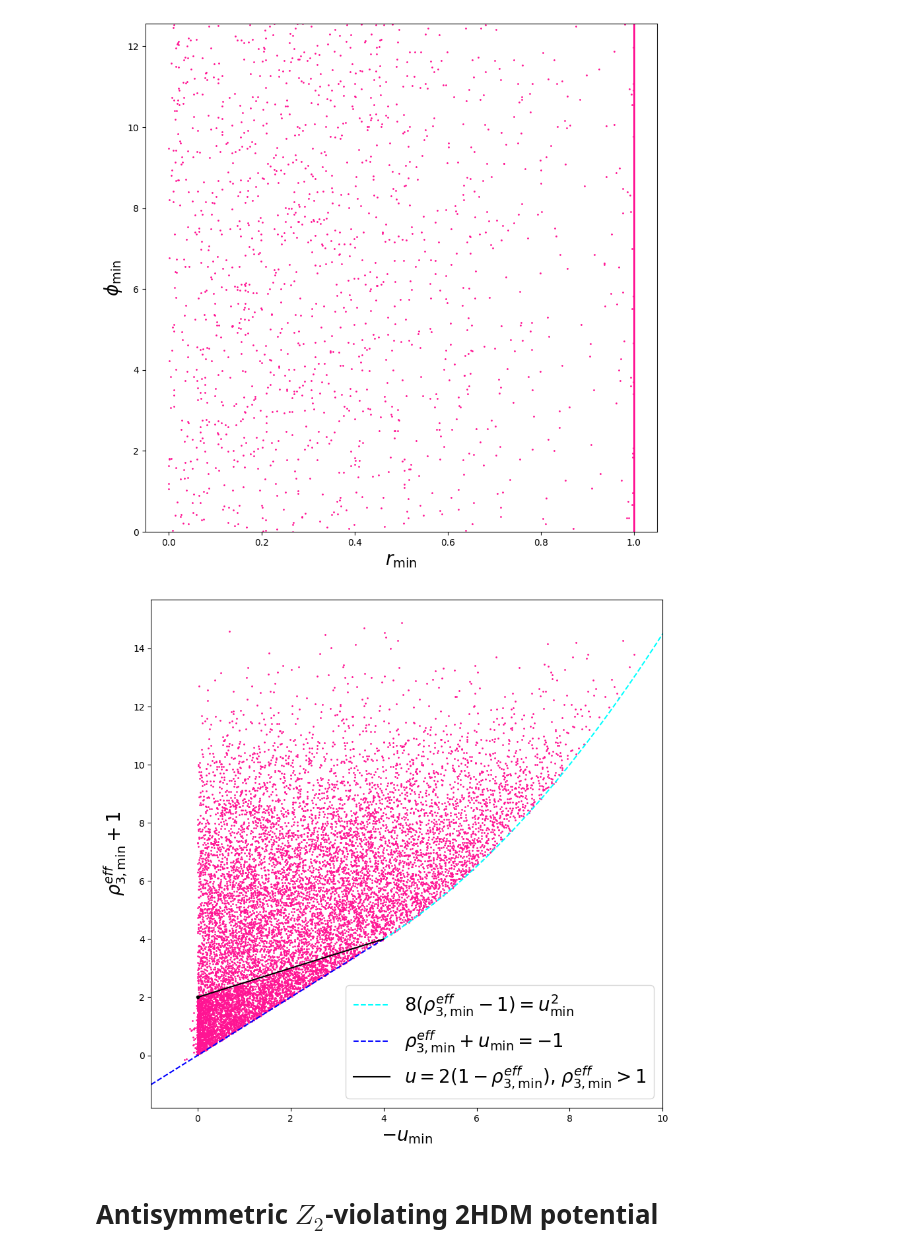
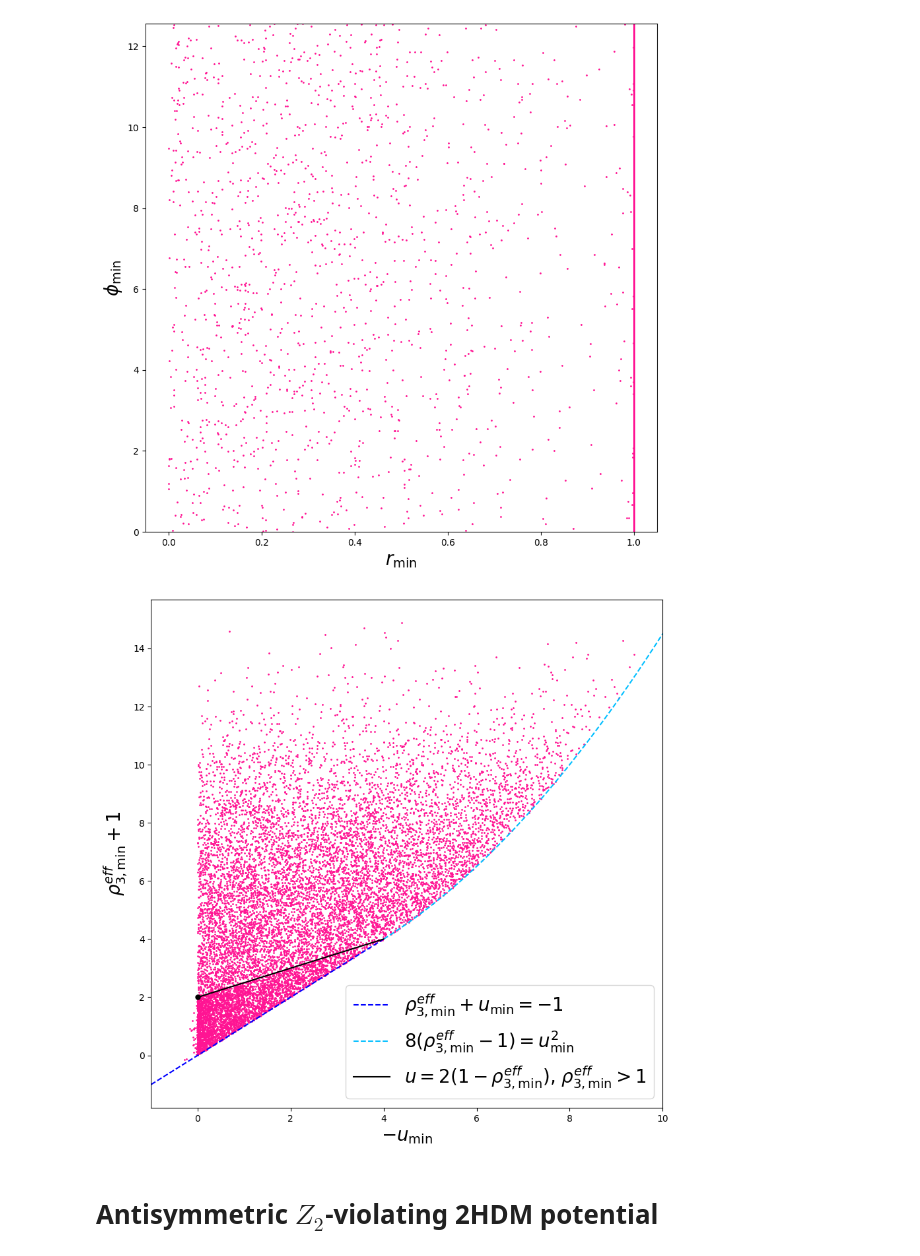
Before and after one commit to jdlpv/Theoretical-constraints-on-beyond-Standard-Model-extensions-of-the-Higgs-potential, a Jupyter notebook: parameter_visualizer.ipynb, the cells around one changed output. Drawn from its saved outputs; the diff is of its cells as text; code cells hidden in the pictures.

```diff
--- a/parameter_visualizer.ipynb
+++ b/parameter_visualizer.ipynb
@@ -511,36 +511,36 @@ alpha_7_Z_2_violating_sym = symmetric_valid_values[:,7]
 r_sym = symmetric_valid_values[:,8]
 phi_sym = symmetric_valid_values[:,9]
 
 rho_3_eff_Z_2_violating_sym = rho_3_Z_2_violating_sym + r_sym**2*(rho_4_Z_2_violating_sym + rho_5_Z_2_violating_sym*np.cos(alpha_5_Z_2_violating_sym + phi_sym))
 
 rho_6_eff_Z_2_violating_sym = rho_6_Z_2_violating_sym*r_sym*np.cos(alpha_6_Z_2_violating_sym + (1/2)*phi_sym)
 
 rho_7_eff_Z_2_violating_sym = rho_7_Z_2_violating_sym*r_sym*np.cos(alpha_7_Z_2_violating_sym + (1/2)*phi_sym)
 
 u_Z_2_violating_sym = rho_6_eff_Z_2_violating_sym + rho_7_eff_Z_2_violating_sym
 
 v_Z_2_violating_sym = rho_6_eff_Z_2_violating_sym - rho_7_eff_Z_2_violating_sym
 
 x_var = np.linspace(0,4,1000)
 x_var2 = np.linspace(4,10,1000)
 x_var3 = np.linspace(-1,4,1000)
 
 plt.figure(figsize=(10,10))
 
 plt.scatter(-u_Z_2_violating_sym,rho_3_eff_Z_2_violating_sym+1,color='deeppink',s=1)
 
-plt.plot(x_var2,x_var2**2/8+2, color='cyan',linestyle='--',label=r'$8(\rho^{eff}_{3,\text{min}}-1) = u^2_{\text{min}}$')
 plt.plot(x_var3,x_var3,color='blue',linestyle='--',label=r'$\rho^{eff}_{3,\text{min}}+u_{\text{min}}=-1$')
+plt.plot(x_var2,x_var2**2/8+2, color='deepskyblue',linestyle='--',label=r'$8(\rho^{eff}_{3,\text{min}}-1) = u^2_{\text{min}}$')
 plt.plot(x_var,x_var/2+2, color='black',label=r'$u=2(1-\rho^{eff}_{3,\text{min}})$, $\rho^{eff}_{3,\text{min}}>1$')
-plt.plot(0,2,marker='o',color='black',markersize=3)
+plt.plot(0,2,marker='o',color='black',markersize=5)
 
 plt.legend(loc=4,fontsize=20)
 plt.ylabel(r'$\rho^{eff}_{3,\text{min}}+1$',fontsize=20)
 plt.xlabel(r'$-u_{\text{min}}$',fontsize=20)
 plt.xlim([-1,10])
 plt.show()
 # %% [output]
-[figure, old version]
+[figure, new version]
 # %% [markdown]
 # Antisymmetric $Z_2$-violating 2HDM potential
 # %%
```
Also changed, not shown: parts of 4 cells of this notebook.
